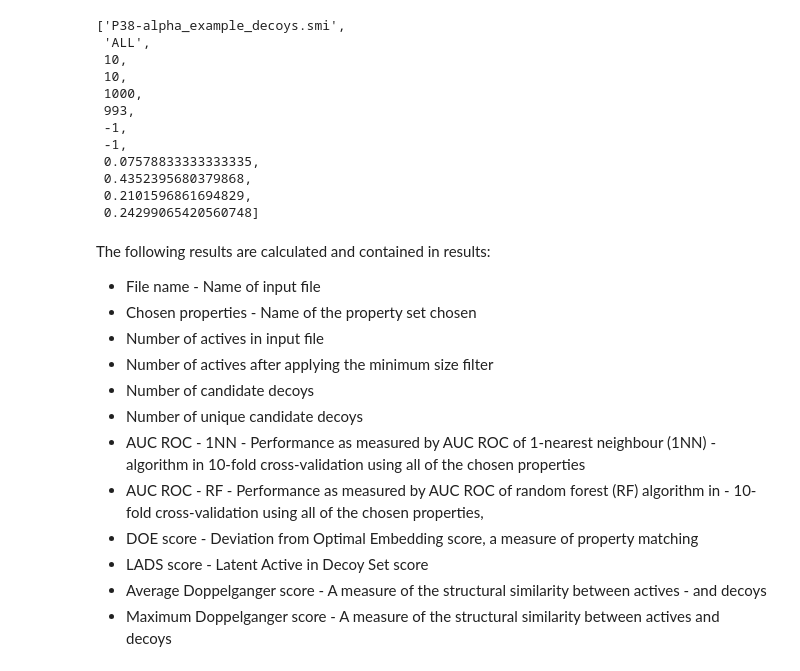
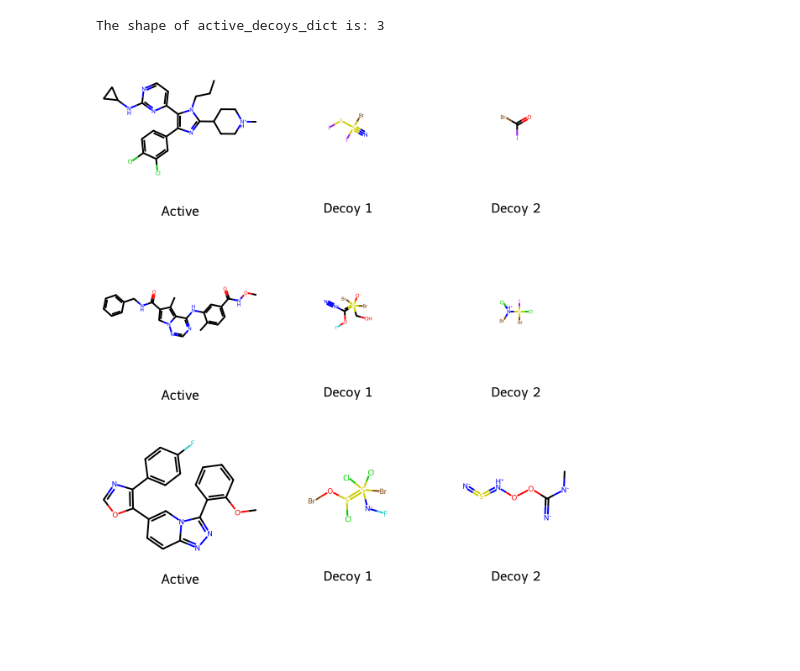
Before and after one commit to xixichennn/datacat4ml, a Jupyter notebook: datacat4ml/Scripts/data_prep/decoys/deepcoy.ipynb, the cells around one changed output. Saved outputs shown, nothing was run; the diff lists cells and outputs as text; code cells hidden in the pictures; blank space fills up the shorter version.

Commit message:
Enable DeepCoy to use memory instead of files for input and output

```diff
--- a/datacat4ml/Scripts/data_prep/decoys/deepcoy.ipynb
+++ b/datacat4ml/Scripts/data_prep/decoys/deepcoy.ipynb
@@ -39,0 +33,4 @@ Length processed data:  10
+# %%
+# example usage
+processed_data = preprocess(raw_data, dataset='zinc')
+processed_data
@@ -88,0 +62,23 @@ Number of generated SMILES: 1000
+# %%
+def generate_decoys(processed_data, num_gen_per_mol=100):
+
+    args = defaultdict(None)
+    args['--dataset'] = 'zinc'
+
+    config_dict = {
+        "generation": True,
+        "batch_size": 1,
+        "number_of_generation_per_valid": num_gen_per_mol,
+        "use_subgraph_freqs": False
+    }
+
+    args['--config'] = json.dumps(config_dict) # dynamic JSON
+
+    model = DenseGGNNChemModel(args, train_data=processed_data, valid_data=processed_data)
+    generated_all_smiles = model.train()
+    # Free up memory
+    model = None
+
+    return generated_all_smiles
+
+generated_all_smiles = generate_decoys(processed_data, num_gen_per_mol=100)
@@ -94,7 +113,8 @@ We will select 20 decoys per active.
 # %%
+# assess generated decoys
 chosen_properties = "ALL"
-num_decoys_per_active = 20
+num_decoys_per_active = 2
 
-results = select_and_evaluate_decoys('P38-alpha_example_decoys.smi', file_loc='./', output_loc='./',
-                                     dataset=chosen_properties, num_cand_dec_per_act=num_decoys_per_active*2, num_dec_per_act=num_decoys_per_active)
+active_decoys_dict = select_and_evaluate_decoys(generated_all_smiles, dataset=chosen_properties,
+                                                num_cand_dec_per_act=num_decoys_per_active*2, num_dec_per_act=num_decoys_per_active)
 # %% [output]
@@ -115,30 +137,16 @@ Unable to assess ML model prediction. Check there are sufficient active molecule
-# %%
-results
-# %% [output]
-['P38-alpha_example_decoys.smi',
- 'ALL',
- 10,
- 10,
- 1000,
- 993,
- -1,
- -1,
- 0.07578833333333335,
- 0.4352395680379868,
- 0.2101596861694829,
- 0.24299065420560748]
-# %% [markdown]
-The following results are calculated and contained in results:
-
-- File name - Name of input file
-- Chosen properties - Name of the property set chosen
-- Number of actives in input file
-- Number of actives after applying the minimum size filter
-- Number of candidate decoys
-- Number of unique candidate decoys
-- AUC ROC - 1NN - Performance as measured by AUC ROC of 1-nearest neighbour (1NN) - algorithm in 10-fold cross-validation using all of the chosen properties
-- AUC ROC - RF - Performance as measured by AUC ROC of random forest (RF) algorithm in - 10-fold cross-validation using all of the chosen properties,
-- DOE score - Deviation from Optimal Embedding score, a measure of property matching
-- LADS score - Latent Active in Decoy Set score
-- Average Doppelganger score - A measure of the structural similarity between actives - and decoys
-- Maximum Doppelganger score - A measure of the structural similarity between actives and decoys
+# %%
+print(f'The shape of active_decoys_dict is: {len(active_decoys_dict)}')
+active_decoys_dict
+
+from rdkit import Chem
+from rdkit.Chem import Draw
+
+for act_smi, dec_smis in active_decoys_dict.items():
+    act_mol = Chem.MolFromSmiles(act_smi)
+    dec_mols = [Chem.MolFromSmiles(smi) for smi in dec_smis]
+    display(Draw.MolsToGridImage([act_mol]+dec_mols, molsPerRow=4, subImgSize=(200,200), legends=['Active'] + [f'Decoy {i+1}' for i in range(len(dec_mols))]))
+# %% [output]
+The shape of active_decoys_dict is: 3
+[figure, added]
+[figure, added]
+[figure, added]
```
Also changed, not shown: parts of 19 cells of this notebook, 8 other files.
